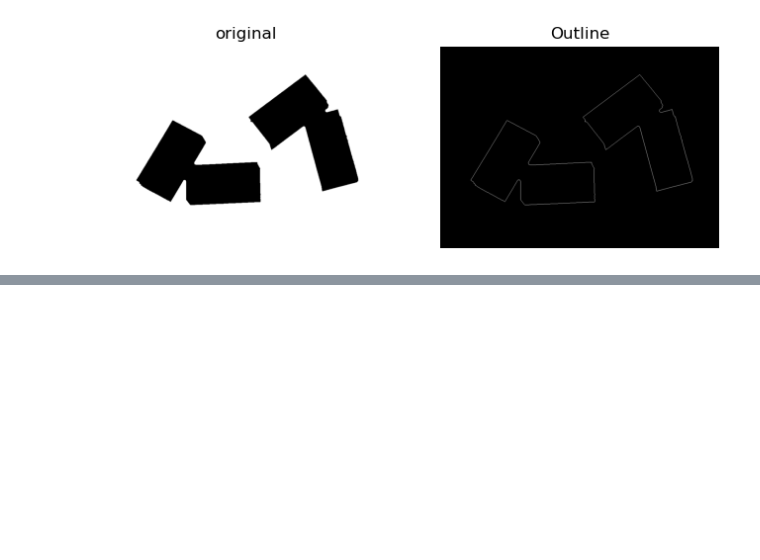
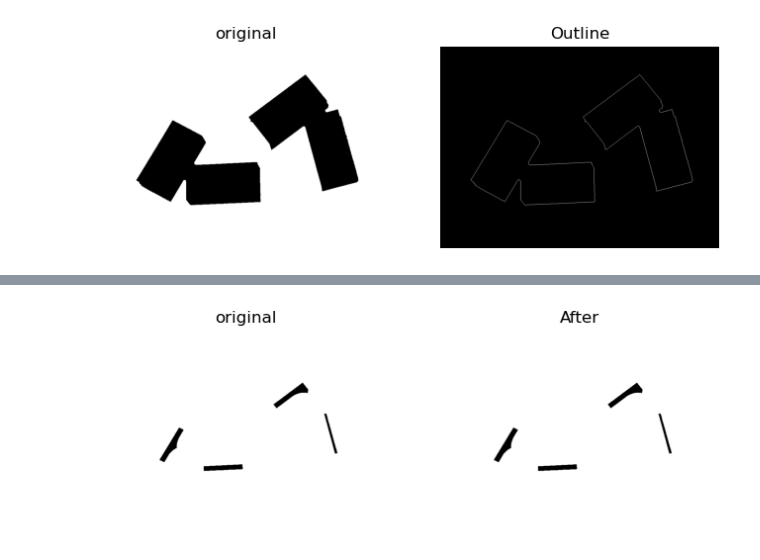
Before and after one commit to KonzelmannJonas/DTUImageAnalysis, a Jupyter notebook: exercises/ex4b-ImageMorphology/student-solution/morphology.ipynb, the cells around one changed output, grey strips where cells are left out. Cells and saved outputs as stored; diff of their text form; code cells hidden in the pictures; blank space fills up the shorter version.

```diff
--- a/exercises/ex4b-ImageMorphology/student-solution/morphology.ipynb
+++ b/exercises/ex4b-ImageMorphology/student-solution/morphology.ipynb
@@ -96,0 +100,5 @@ eroded = erosion(bin_img_9)
+# %%
+erode_back = erosion(eroded, disk(100))
+plot_comparison(eroded, eroded, "After")
+# %% [output]
+[figure, added]
```
Also changed, not shown: parts of 1 cell of this notebook, 2 other files.
